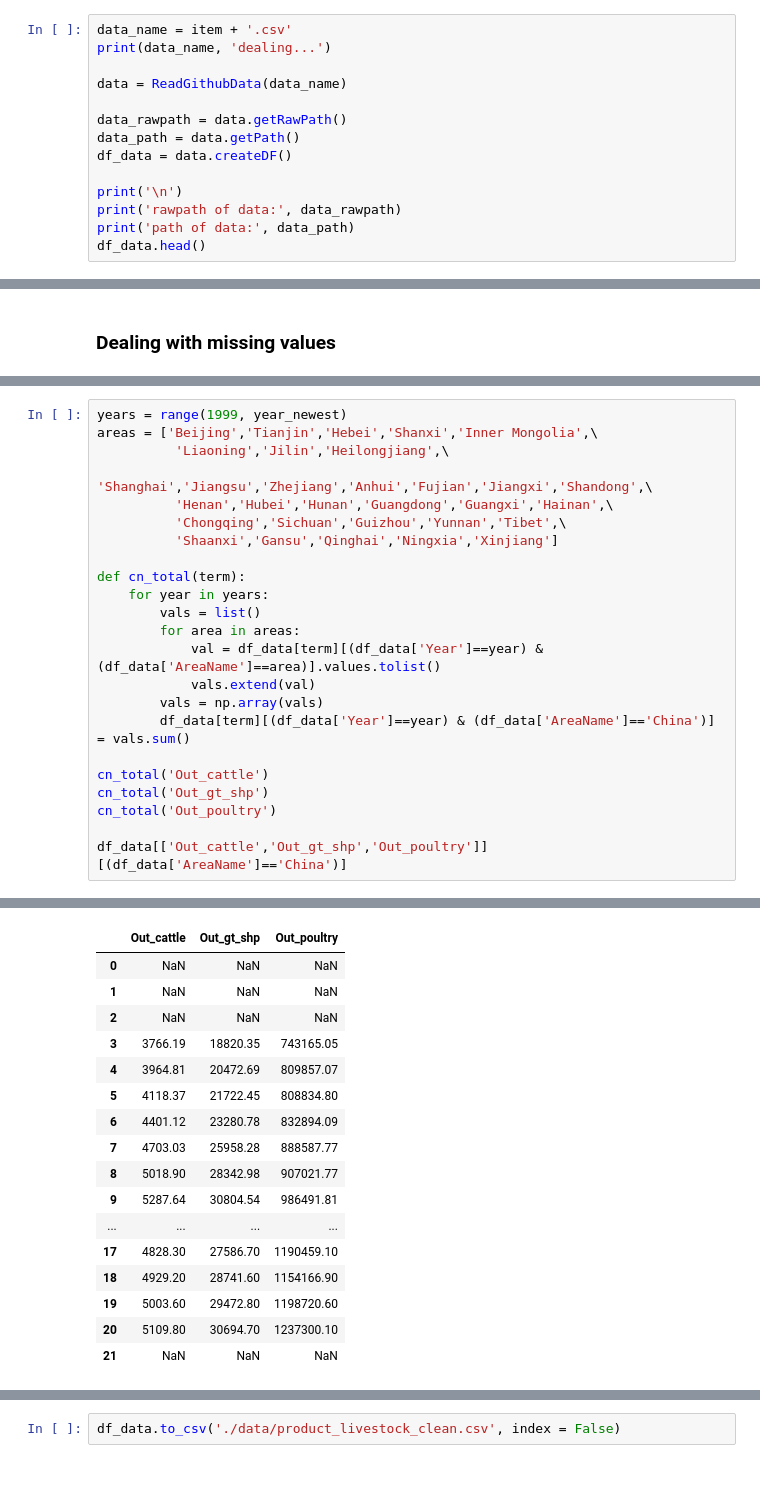
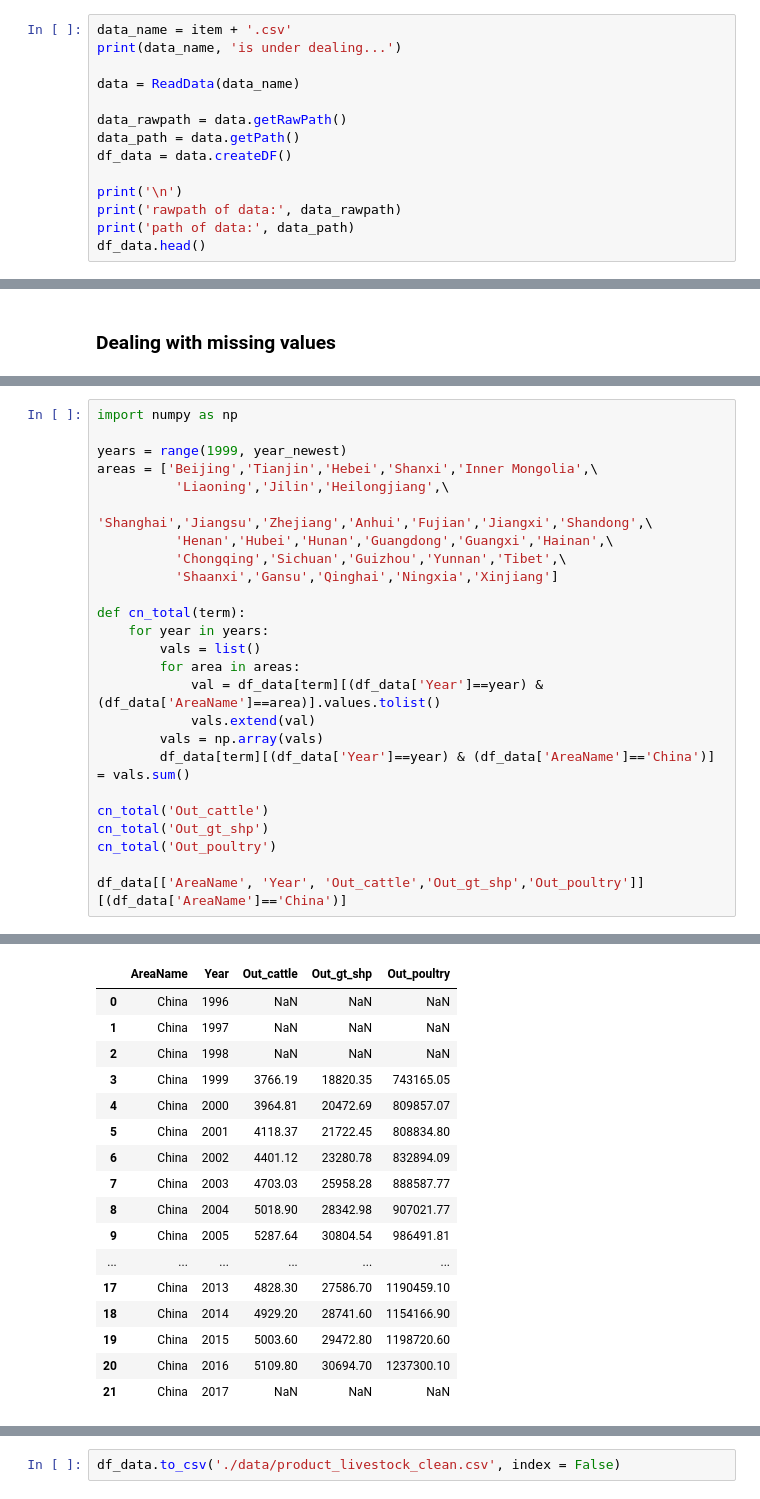
Before and after one commit to meatatlas/datamap2019, a Jupyter notebook: livestock_cleaning.ipynb, the cells around one changed output, grey strips where cells are left out. Saved outputs shown, nothing was run; the diff lists cells and outputs as text.

```diff
--- a/livestock_cleaning.ipynb
+++ b/livestock_cleaning.ipynb
@@ -92,9 +92,9 @@ year_now = 2019
 **Data Frame**
 # %%
 data_name = item + '.csv'
-print(data_name, 'dealing...')
+print(data_name, 'is under dealing...')
 
-data = ReadGithubData(data_name)
+data = ReadData(data_name)
 
 data_rawpath = data.getRawPath()
 data_path = data.getPath()
@@ -282,4 +267,6 @@ df_data[columns].describe(include='all')
 # %%
+import numpy as np
+
 years = range(1999, year_newest)
 areas = ['Beijing','Tianjin','Hebei','Shanxi','Inner Mongolia',\
           'Liaoning','Jilin','Heilongjiang',\
@@ -301,7 +288,7 @@ cn_total('Out_cattle')
 cn_total('Out_gt_shp')
 cn_total('Out_poultry')
 
-df_data[['Out_cattle','Out_gt_shp','Out_poultry']][(df_data['AreaName']=='China')]
+df_data[['AreaName', 'Year', 'Out_cattle','Out_gt_shp','Out_poultry']][(df_data['AreaName']=='China')]
 # %% [output]
 A value is trying to be set on a copy of a slice from a DataFrame
 
@@ -310,17 +296,17 @@ See the caveats in the documentation: http://pandas.pydata.org/pandas-docs/stabl
-|  | Out_cattle | Out_gt_shp | Out_poultry |
-| 0 | NaN | NaN | NaN |
-| 1 | NaN | NaN | NaN |
-| 2 | NaN | NaN | NaN |
-| 3 | 3766.19 | 18820.35 | 743165.05 |
-| 4 | 3964.81 | 20472.69 | 809857.07 |
-| 5 | 4118.37 | 21722.45 | 808834.80 |
-| 6 | 4401.12 | 23280.78 | 832894.09 |
-| 7 | 4703.03 | 25958.28 | 888587.77 |
-| 8 | 5018.90 | 28342.98 | 907021.77 |
-| 9 | 5287.64 | 30804.54 | 986491.81 |
-| ... | ... | ... | ... |
-| 17 | 4828.30 | 27586.70 | 1190459.10 |
-| 18 | 4929.20 | 28741.60 | 1154166.90 |
-| 19 | 5003.60 | 29472.80 | 1198720.60 |
-| 20 | 5109.80 | 30694.70 | 1237300.10 |
-| 21 | NaN | NaN | NaN |
+|  | AreaName | Year | Out_cattle | Out_gt_shp | Out_poultry |
+| 0 | China | 1996 | NaN | NaN | NaN |
+| 1 | China | 1997 | NaN | NaN | NaN |
+| 2 | China | 1998 | NaN | NaN | NaN |
+| 3 | China | 1999 | 3766.19 | 18820.35 | 743165.05 |
+| 4 | China | 2000 | 3964.81 | 20472.69 | 809857.07 |
+| 5 | China | 2001 | 4118.37 | 21722.45 | 808834.80 |
+| 6 | China | 2002 | 4401.12 | 23280.78 | 832894.09 |
+| 7 | China | 2003 | 4703.03 | 25958.28 | 888587.77 |
+| 8 | China | 2004 | 5018.90 | 28342.98 | 907021.77 |
+| 9 | China | 2005 | 5287.64 | 30804.54 | 986491.81 |
+| ... | ... | ... | ... | ... | ... |
+| 17 | China | 2013 | 4828.30 | 27586.70 | 1190459.10 |
+| 18 | China | 2014 | 4929.20 | 28741.60 | 1154166.90 |
+| 19 | China | 2015 | 5003.60 | 29472.80 | 1198720.60 |
+| 20 | China | 2016 | 5109.80 | 30694.70 | 1237300.10 |
+| 21 | China | 2017 | NaN | NaN | NaN |
```
Also changed, not shown: parts of 26 cells of this notebook, 1 other file.
